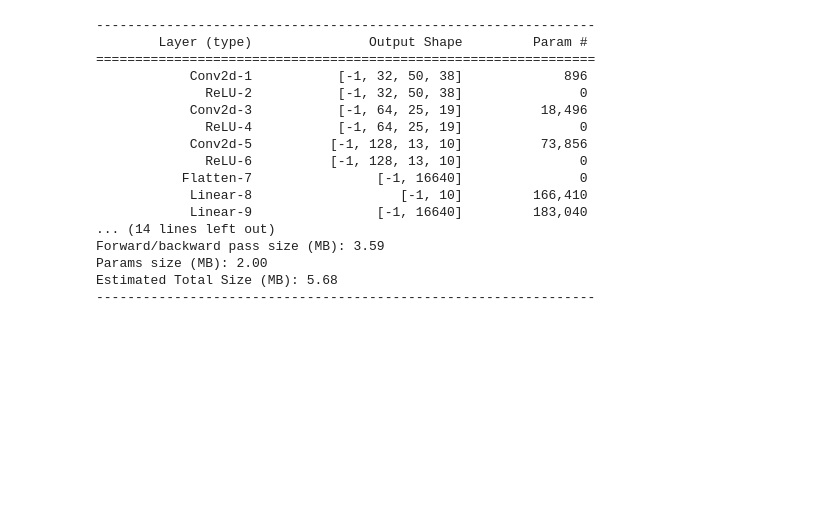
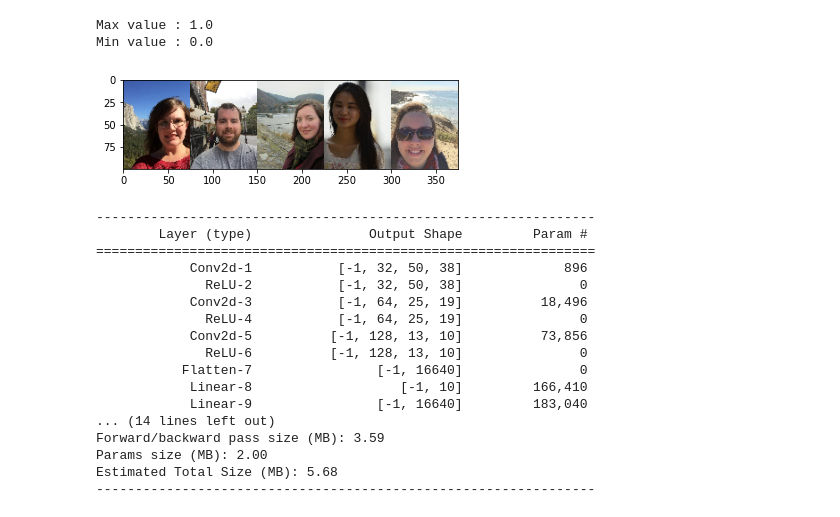
Before and after one commit to hodurie/AI_Study, a Jupyter notebook: Implementation/AutoEncoder/AutoEncoder.ipynb, the cells around one changed output. Saved outputs shown, nothing was run; the diff lists cells and outputs as text; code cells hidden in the pictures; blank space fills up the shorter version.

```diff
--- a/Implementation/AutoEncoder/AutoEncoder.ipynb
+++ b/Implementation/AutoEncoder/AutoEncoder.ipynb
@@ -0,0 +20,3 @@
+# %%
+pfcn_small = np.load('pfcn_small.npz')
+print(pfcn_small.files)
@@ -0,0 +25,5 @@
+# %%
+train_images = pfcn_small['train_images']
+train_mattes = pfcn_small['train_mattes']
+test_images = pfcn_small['test_images']
+test_mattes = pfcn_small['test_mattes']
@@ -0,0 +33,16 @@
+# %%
+print("Max value :", np.max(train_images), "\nMin value :", np.min(train_images))
+# %% [output]
+Max value : 1.0
+Min value : 0.0
+# %%
+def imshow(files, nums):
+    # numpy : (batch_num, height, width, channel)
+    height, width, channel = files[0].shape
+    img = files[:nums].transpose([1, 0, 2, 3]).reshape((height, -1 ,channel))
+    plt.imshow(img)
+    plt.show()
+# %%
+imshow(train_images, 5)
+# %% [output]
+[figure, added]
```
Also changed, not shown: parts of 11 cells of this notebook.
